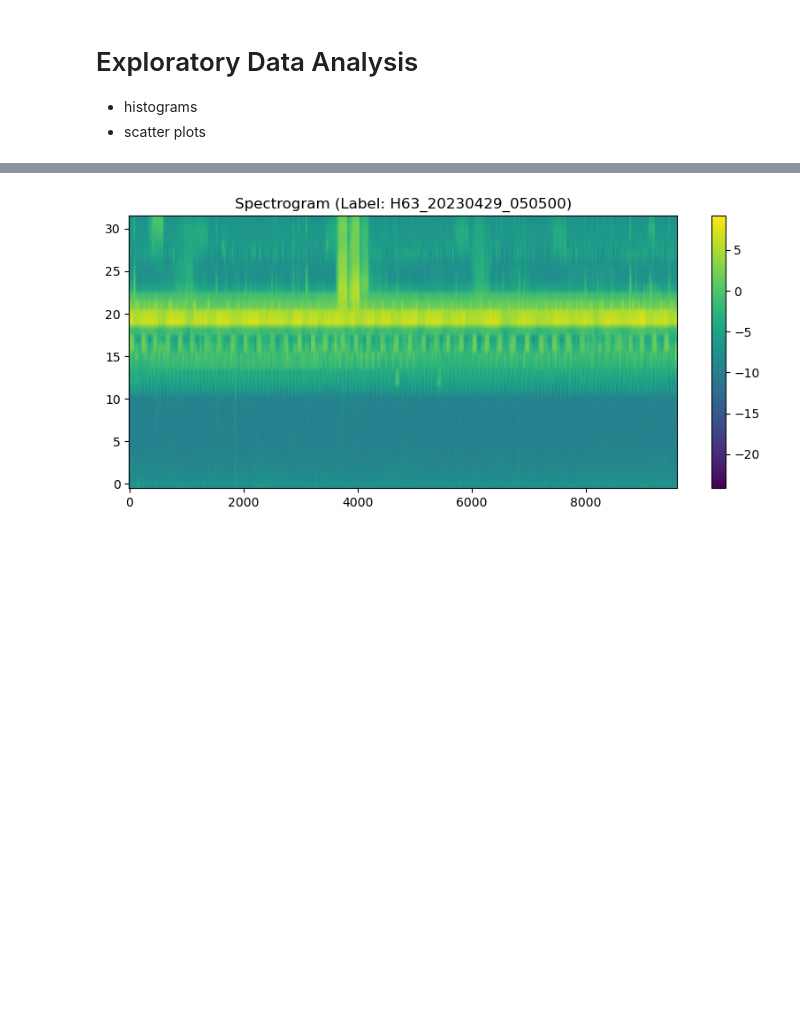
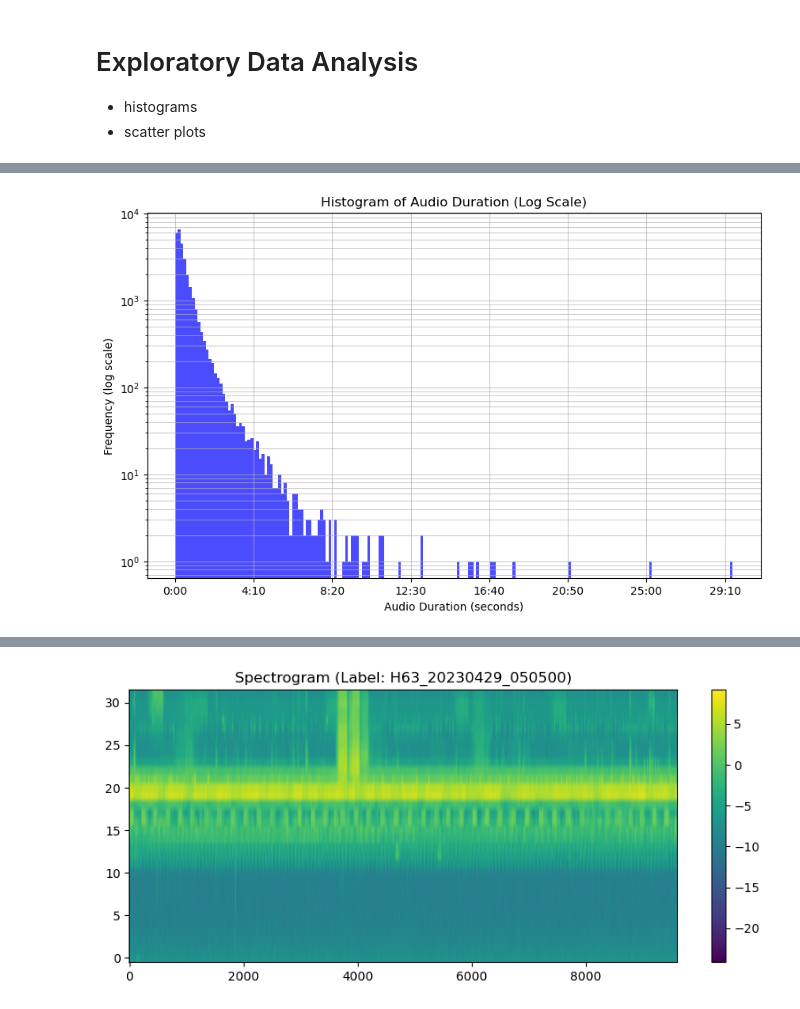
Before and after one commit to quercia-dev/birdclef2025, a Jupyter notebook: 01_Exploratory.ipynb, the cells around one changed output, grey strips where cells are left out. Saved outputs shown, nothing was run; the diff lists cells and outputs as text; code cells hidden in the pictures; blank space fills up the shorter version.

```diff
--- a/01_Exploratory.ipynb
+++ b/01_Exploratory.ipynb
@@ -111,0 +213,25 @@ dataloader_scape = DataLoader(dataset, batch_size=16, shuffle=True, num_workers=
+# %%
+import matplotlib.pyplot as plt
+import matplotlib.ticker as ticker
+
+def format_duration(x, pos):
+    minutes = int(x // 60)
+    seconds = int(x % 60)
+    return f'{minutes}:{seconds:02d}'
+
+def plot_value_histograms(data: pd.Series, bins:int=200):
+    plt.figure(figsize=(10, 6))
+    plt.hist(data, bins=bins, color='blue', alpha=0.7, log=True)
+
+    plt.title('Histogram of Audio Duration (Log Scale)')
+    plt.xlabel('Audio Duration (seconds)')
+    plt.ylabel('Frequency (log scale)')
+
+    plt.gca().xaxis.set_major_formatter(ticker.FuncFormatter(format_duration))
+
+    plt.grid(True, which='both', linestyle='-', linewidth=0.5)
+    plt.show()
+
+plot_value_histograms(train_metadata["audio_duration"])
+# %% [output]
+[figure, added]
```
Also changed, not shown: parts of 14 cells of this notebook.
